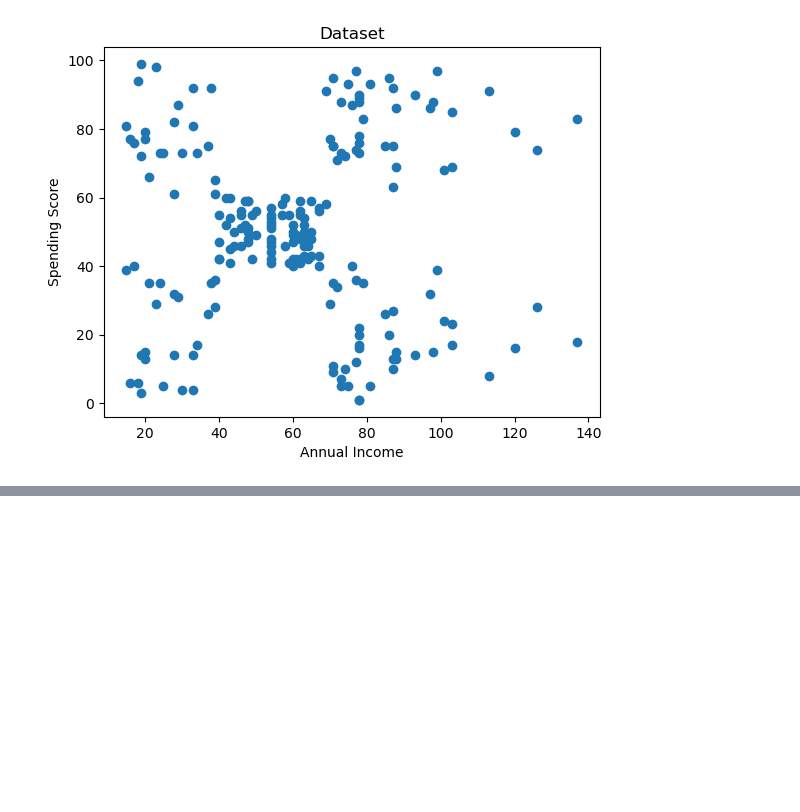
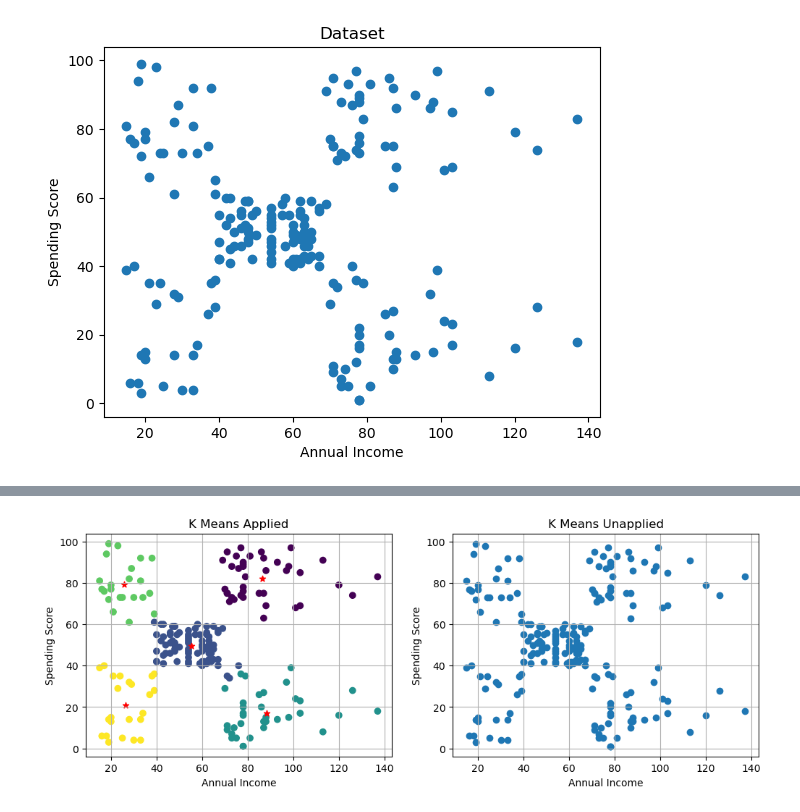
Before and after one commit to AndronicusLepcha/MachineLearning, a Jupyter notebook: K-means/Elbow_Point.ipynb, the cells around one changed output, grey strips where cells are left out. Saved outputs shown, nothing was run; the diff lists cells and outputs as text; code cells hidden in the pictures; blank space fills up the shorter version.

```diff
--- a/K-means/Elbow_Point.ipynb
+++ b/K-means/Elbow_Point.ipynb
@@ -44,0 +79,4 @@ plt.show()
+# %%
+kmeans = KMeans(n_clusters=5,n_init=10)
+kmeans.fit(x)
+y=kmeans.predict(x)
@@ -44,0 +108,22 @@ plt.show()
+# %%
+plt.figure(figsize=(12,4))
+plt.subplot(1,2,1)
+plt.scatter(x[:,0],x[:,1],c=y)
+plt.grid(True)
+for center in kmeans.cluster_centers_:
+    center = center[:2]
+    plt.scatter(center[0],center[1],marker = '*',c = 'red')
+plt.title("K Means Applied")
+plt.xlabel("Annual Income")
+plt.ylabel("Spending Score")
+
+plt.subplot(1,2,2)
+plt.grid(True)
+plt.scatter(x[:,0],x[:,1])
+plt.title("K Means Unapplied")
+plt.xlabel("Annual Income")
+plt.ylabel("Spending Score")
+
+plt.show()
+# %% [output]
+[figure, added]
```
Also changed, not shown: parts of 5 cells of this notebook, 1 other file.
